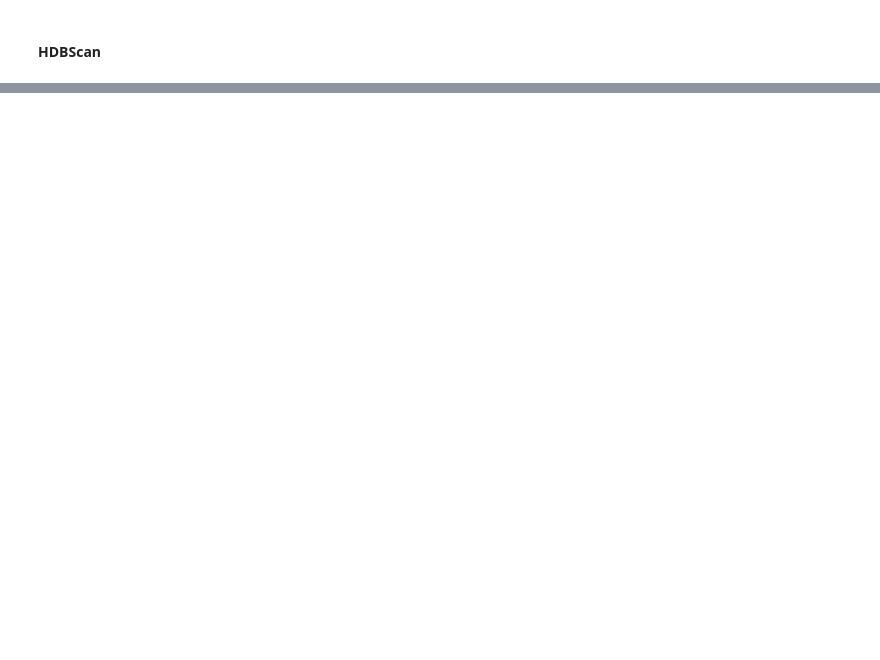
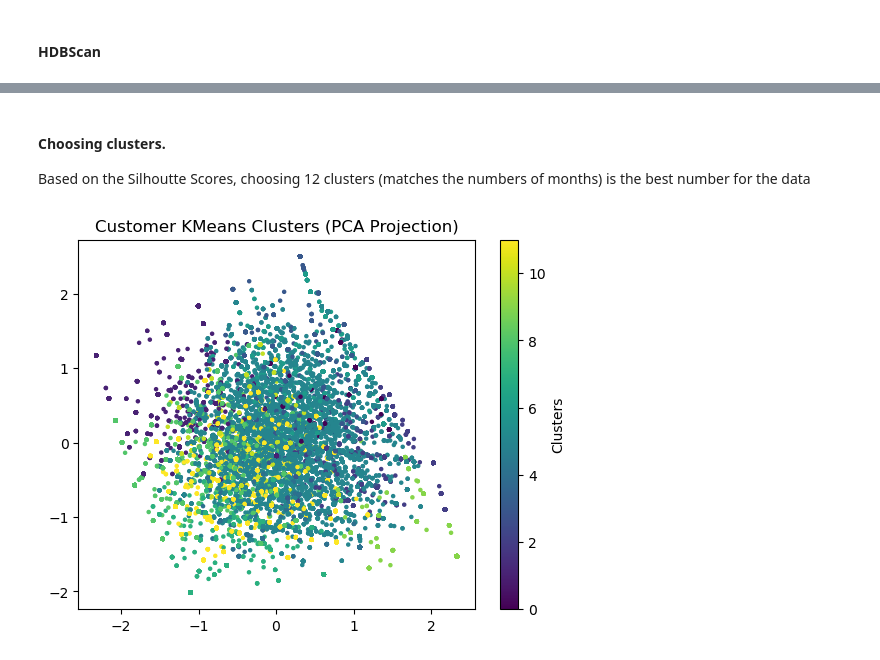
Before and after one commit to Initial-T53/Amazon-Sales-Data, a Jupyter notebook: Notebooks/DataModeling.ipynb, the cells around one changed output, grey strips where cells are left out. Cells and saved outputs as stored; diff of their text form; code cells hidden in the pictures; blank space fills up the shorter version.

```diff
--- a/Notebooks/DataModeling.ipynb
+++ b/Notebooks/DataModeling.ipynb
@@ -152,0 +227,6 @@ hi
+# %%
+# Creating a fitler to only keep the percentage of orders in a month
+season_cols= [c for c in ds_sea.columns if c.startswith('PctOrdersInMonth_')]
+
+# Creating a copy of the dataframe
+ds_sea_use=ds_sea[season_cols].copy()
@@ -152,0 +290,19 @@ hi
+# %% [markdown]
+#### Choosing clusters.
+Based on the Silhoutte Scores, choosing 12 clusters (matches the numbers of months) is the best number for the data
+# %%
+# Fitting kmeans with 12 clusters
+s_kmeans=KMeans(n_clusters=12, random_state=42)
+s_kmeans_labels=s_kmeans.fit_predict(ds_sea_use)
+# %%
+# Visualizing the clusters with PCA
+
+s_PCA=PCA(n_components=2)
+s_seas_PCA=s_PCA.fit_transform(ds_sea_use)
+
+plt.scatter(s_seas_PCA[:,0], s_seas_PCA[:,1], c=s_kmeans_labels,cmap='viridis', s=5)
+plt.colorbar(label='Clusters')
+plt.title ("Customer KMeans Clusters (PCA Projection)")
+plt.show()
+# %% [output]
+[figure, added]
```
Also changed, not shown: parts of 27 cells of this notebook, 1 other file.
